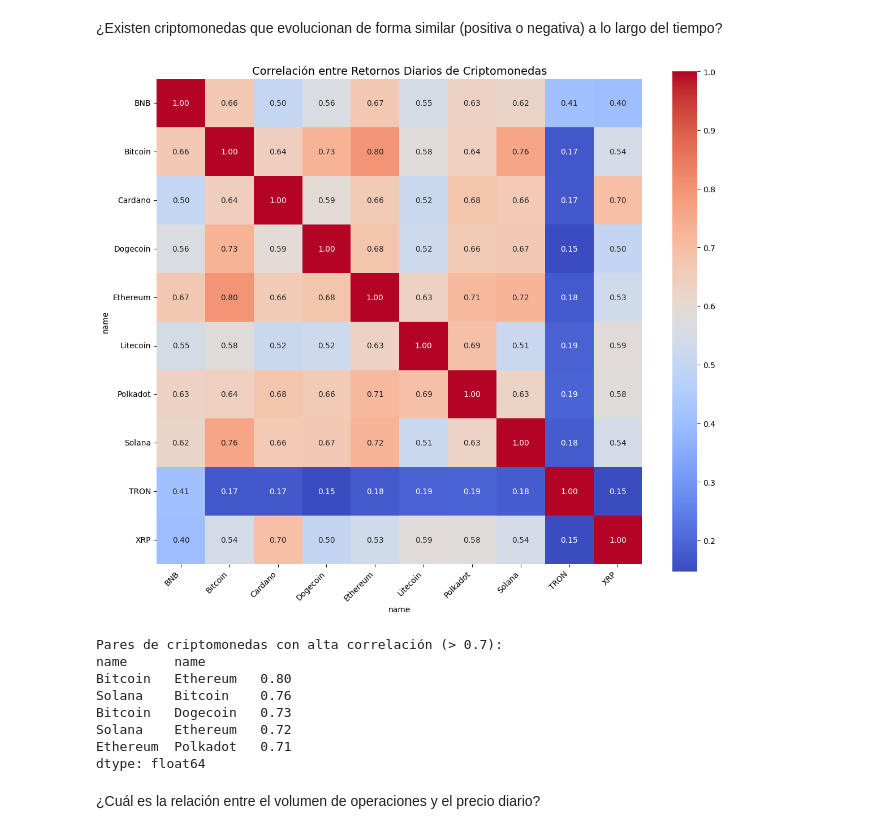
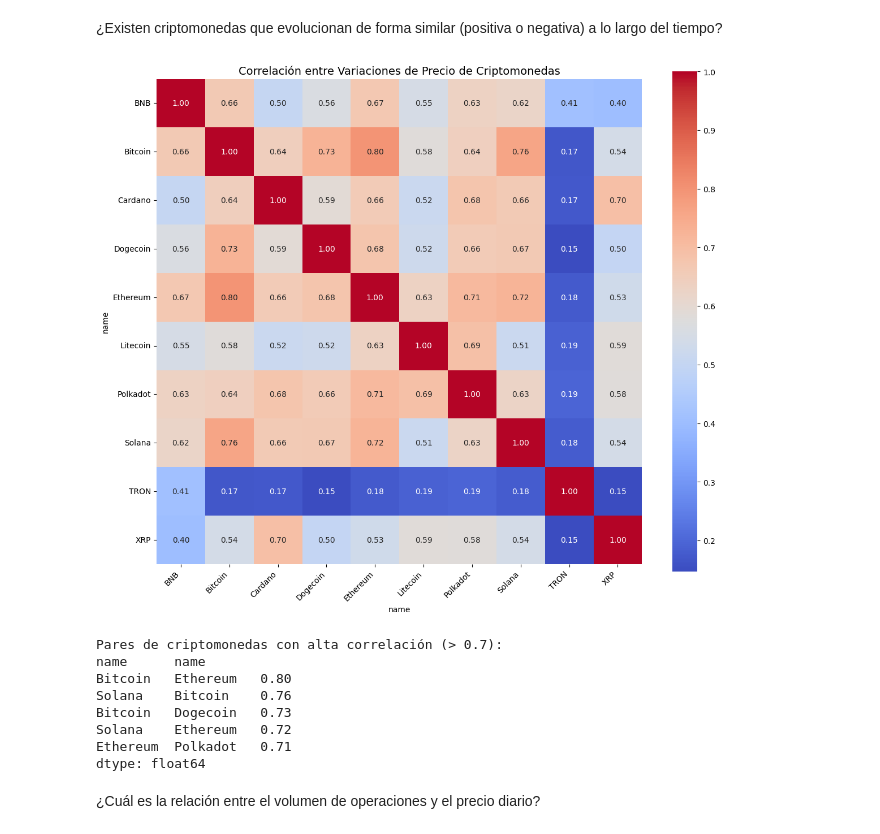
Before and after one commit to TraversaOlazabal/Data-Science-2---ML, a Jupyter notebook: CriptoAnalytics_AlejandroTraversaOlazabal.ipynb, the cells around one changed output. Drawn from its saved outputs; the diff is of its cells as text; code cells hidden in the pictures.

```diff
--- a/CriptoAnalytics_AlejandroTraversaOlazabal.ipynb
+++ b/CriptoAnalytics_AlejandroTraversaOlazabal.ipynb
@@ -1197,35 +1197,35 @@ plt.show()
 # %%
 # Asegurarnos de que esté ordenado por fecha
 df_merged = df_merged.sort_values(by="date")
 
 # Crear tabla pivot con fechas como índice y criptomonedas como columnas
 prices_df = df_merged.pivot(index="date", columns="name", values="closing_price")
 
 # Calcular variaciones porcentuales diarias
 returns_df = prices_df.pct_change().dropna()
 
 # Calcular la correlación entre las series de retornos diarios
 corr_matrix = returns_df.corr()
 
 import seaborn as sns
 import matplotlib.pyplot as plt
 
 plt.figure(figsize=(12, 10))
 sns.heatmap(corr_matrix, annot=True, fmt=".2f", cmap="coolwarm", square=True)
-plt.title("Correlación entre Retornos Diarios de Criptomonedas", fontsize=14)
+plt.title("Correlación entre Variaciones de Precio de Criptomonedas", fontsize=14)
 plt.xticks(rotation=45, ha='right')
 plt.yticks(rotation=0)
 plt.tight_layout()
 plt.show()
 
 # Desarmar la matriz en pares y filtrar los más correlacionados (sin duplicados ni diagonales)
 corr_pairs = corr_matrix.unstack()
 high_corr = corr_pairs[(corr_pairs < 1) & (corr_pairs > 0.7)].sort_values(ascending=False).drop_duplicates()
 
 print("Pares de criptomonedas con alta correlación (> 0.7):")
 print(high_corr)
 # %% [output]
-[figure, old version]
+[figure, new version]
 Pares de criptomonedas con alta correlación (> 0.7):
 name      name
 Bitcoin   Ethereum   0.80
```
Also changed, not shown: parts of 2 cells of this notebook.
